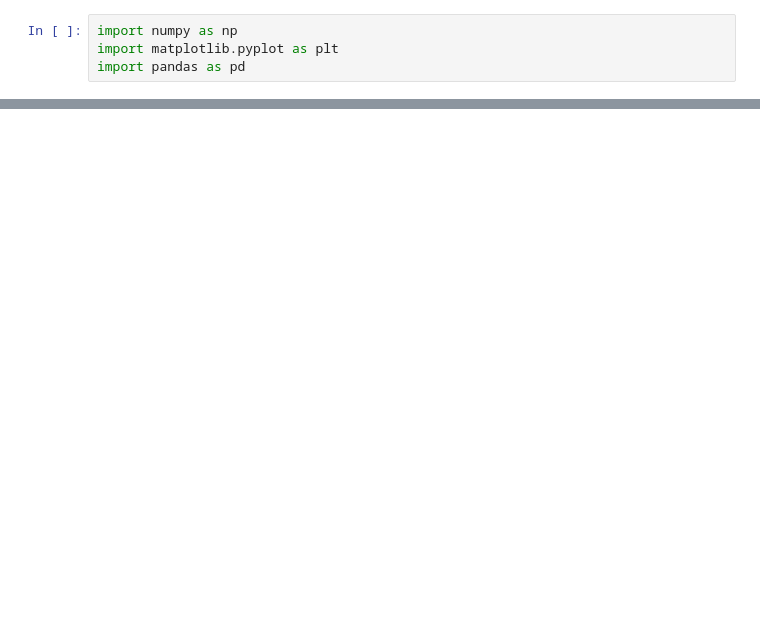
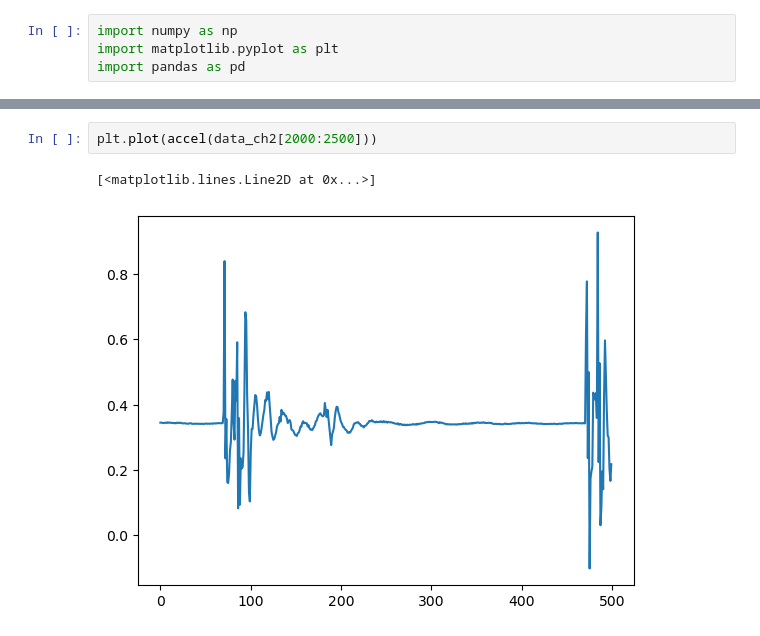
Before and after one commit to cgem-experiment/Accelerometers, a Jupyter notebook: Import_data.ipynb, the cells around one changed output, grey strips where cells are left out. Drawn from its saved outputs; the diff is of its cells as text; blank space fills up the shorter version.

```diff
--- a/Import_data.ipynb
+++ b/Import_data.ipynb
@@ -81,0 +161,5 @@ mean voltage channel 2: -0.003122319116291017
+# %%
+plt.plot(accel(data_ch2[2000:2500]))
+# %% [output]
+[<matplotlib.lines.Line2D at 0x...>]
+[figure, added]
```
Also changed, not shown: parts of 11 cells of this notebook, 6 other files.
